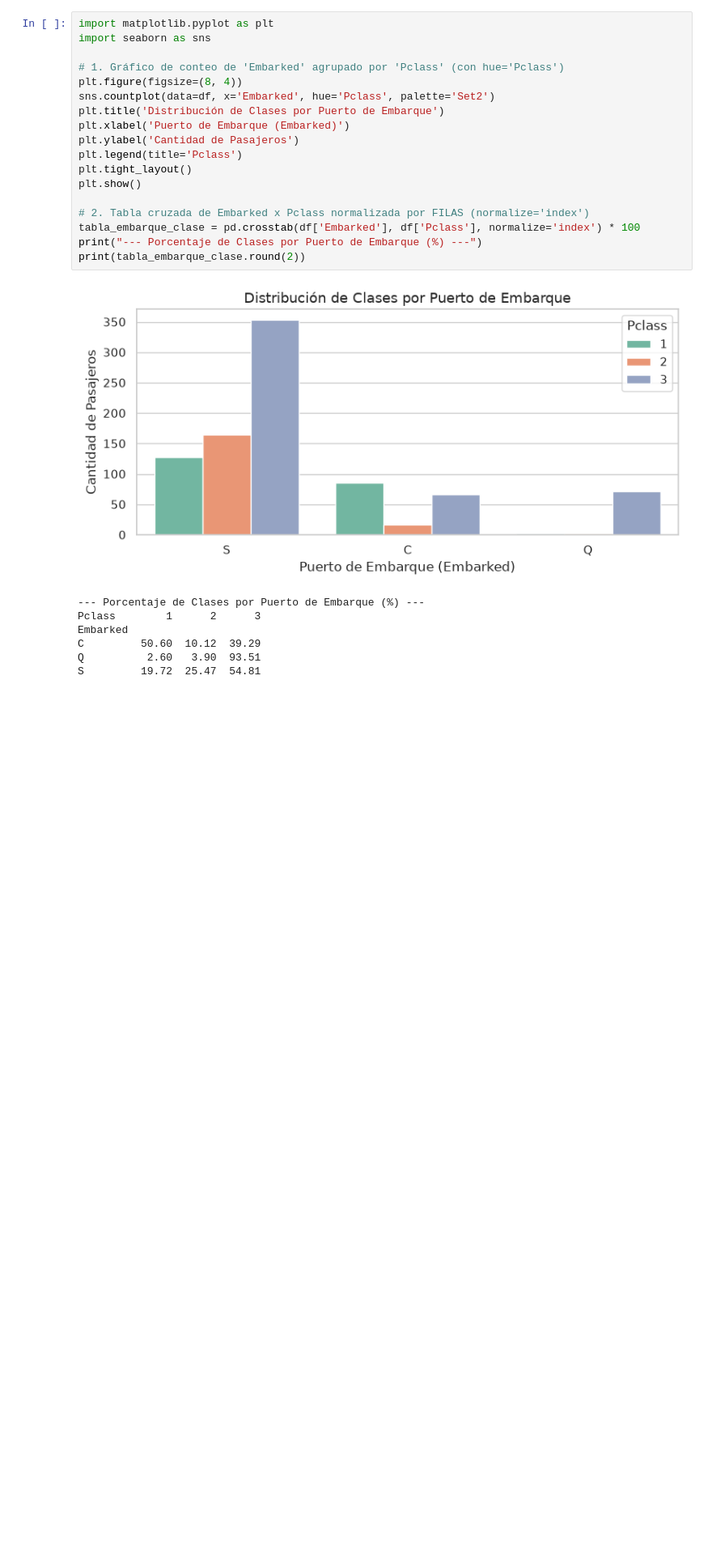
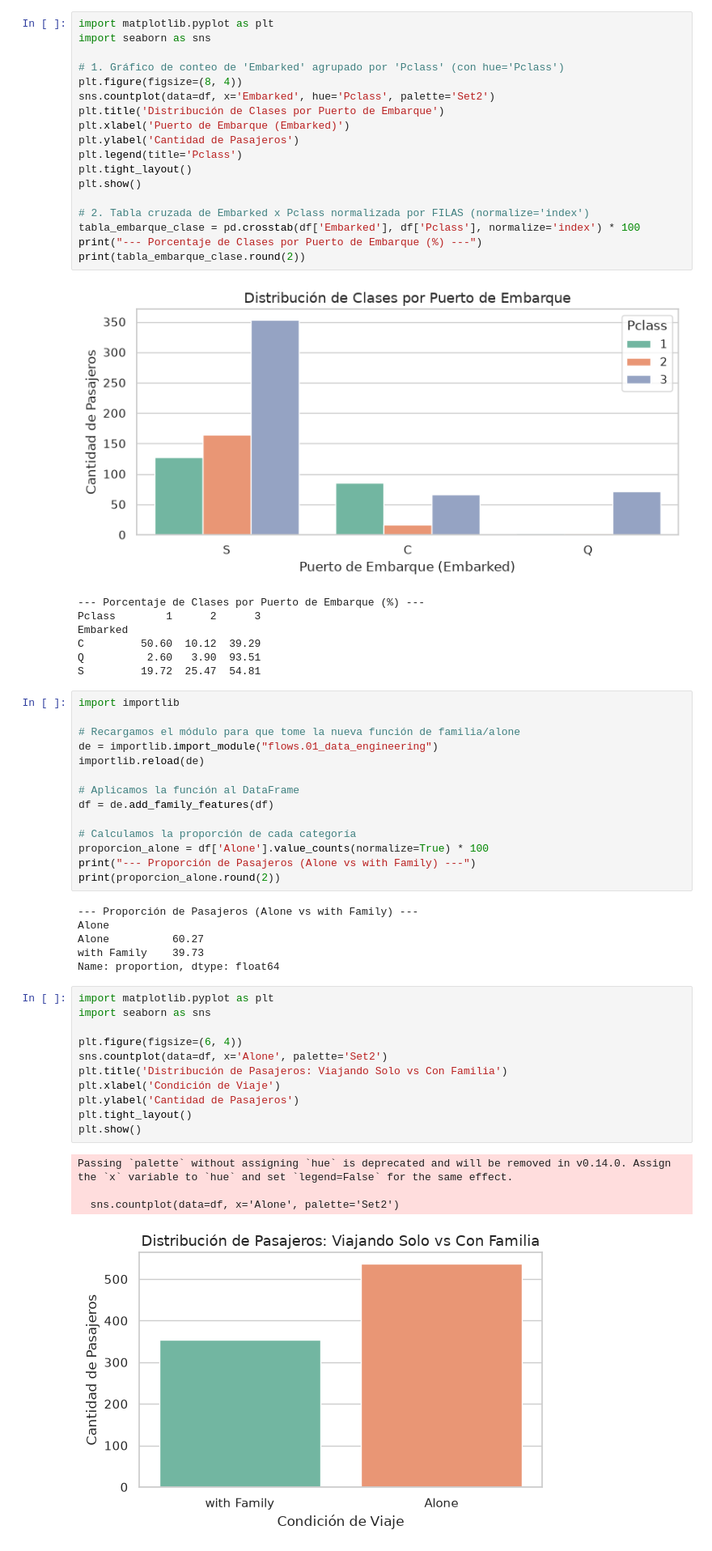
Before and after one commit to KeydyMi/proyecto_ciencia_de_datos, a Jupyter notebook: notebooks/02_exploracion.ipynb, the cells around one changed output. Shown at 81% size. Cells and saved outputs as stored; diff of their text form; blank space fills up the shorter version.

Commit message:
feat: implementa pasos 14 y 15 de creacion y visualizacion de la variable Alone

```diff
--- a/notebooks/02_exploracion.ipynb
+++ b/notebooks/02_exploracion.ipynb
@@ -255,3 +255,39 @@ Embarked
 C         50.60  10.12  39.29
 Q          2.60   3.90  93.51
 S         19.72  25.47  54.81
+# %%
+import importlib
+
+# Recargamos el módulo para que tome la nueva función de familia/alone
+de = importlib.import_module("flows.01_data_engineering")
+importlib.reload(de)
+
+# Aplicamos la función al DataFrame
+df = de.add_family_features(df)
+
+# Calculamos la proporción de cada categoría
+proporcion_alone = df['Alone'].value_counts(normalize=True) * 100
+print("--- Proporción de Pasajeros (Alone vs with Family) ---")
+print(proporcion_alone.round(2))
+# %% [output]
+--- Proporción de Pasajeros (Alone vs with Family) ---
+Alone
+Alone          60.27
+with Family    39.73
+Name: proportion, dtype: float64
+# %%
+import matplotlib.pyplot as plt
+import seaborn as sns
+
+plt.figure(figsize=(6, 4))
+sns.countplot(data=df, x='Alone', palette='Set2')
+plt.title('Distribución de Pasajeros: Viajando Solo vs Con Familia')
+plt.xlabel('Condición de Viaje')
+plt.ylabel('Cantidad de Pasajeros')
+plt.tight_layout()
+plt.show()
+# %% [output]
+Passing `palette` without assigning `hue` is deprecated and will be removed in v0.14.0. Assign the `x` variable to `hue` and set `legend=False` for the same effect.
+
+  sns.countplot(data=df, x='Alone', palette='Set2')
+[figure, added]
```
Also changed, not shown: 1 other file.
